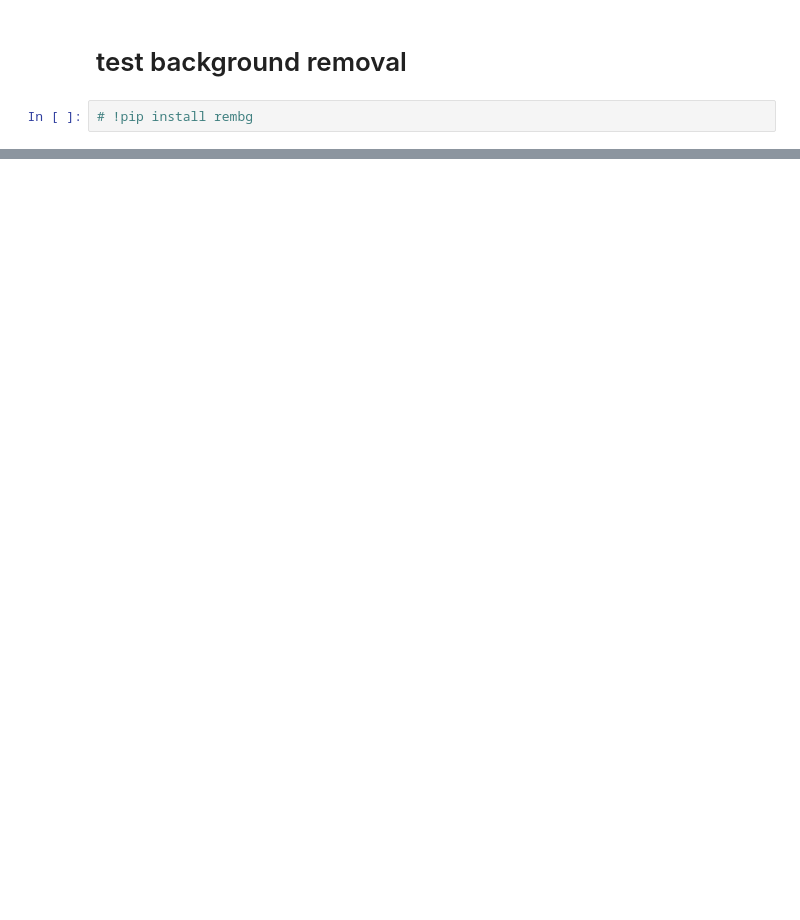
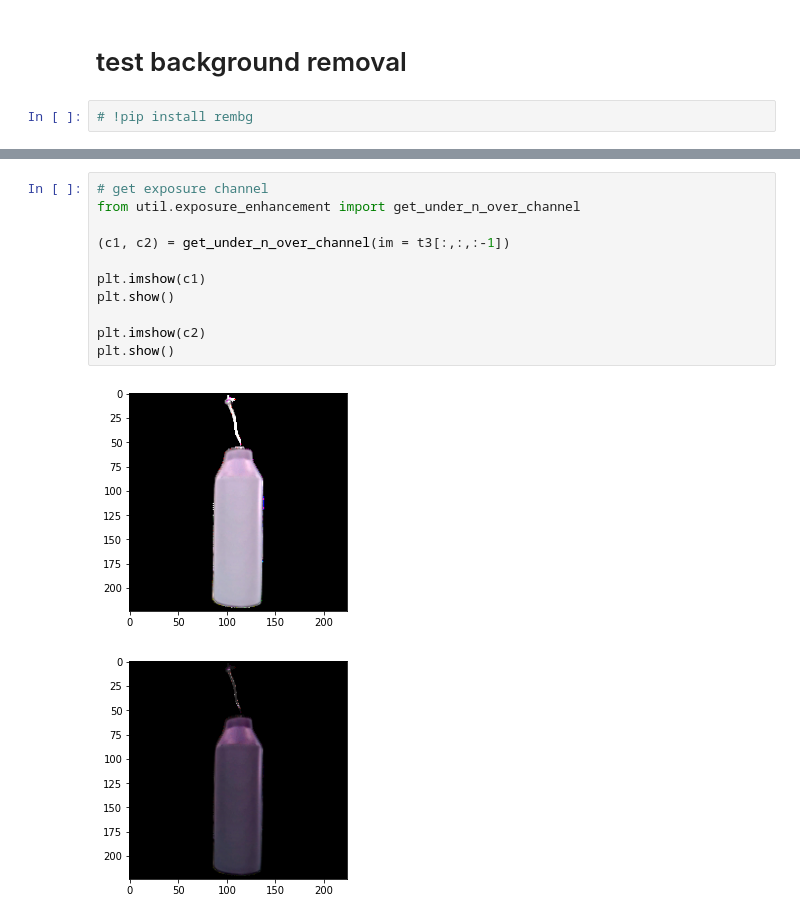
Before and after one commit to MM2021-811/ImageIdentification, a Jupyter notebook: colorspace.ipynb, the cells around one changed output, grey strips where cells are left out. Drawn from its saved outputs; the diff is of its cells as text; blank space fills up the shorter version.

```diff
--- a/colorspace.ipynb
+++ b/colorspace.ipynb
@@ -476,0 +316,14 @@ TestUtil.plot_images([t1,t2,t3,t4])
+# %%
+# get exposure channel
+from util.exposure_enhancement import get_under_n_over_channel
+
+(c1, c2) = get_under_n_over_channel(im = t3[:,:,:-1])
+
+plt.imshow(c1)
+plt.show()
+
+plt.imshow(c2)
+plt.show()
+# %% [output]
+[figure, added]
+[figure, added]
```
Also changed, not shown: parts of 12 cells of this notebook, 2 other files.
